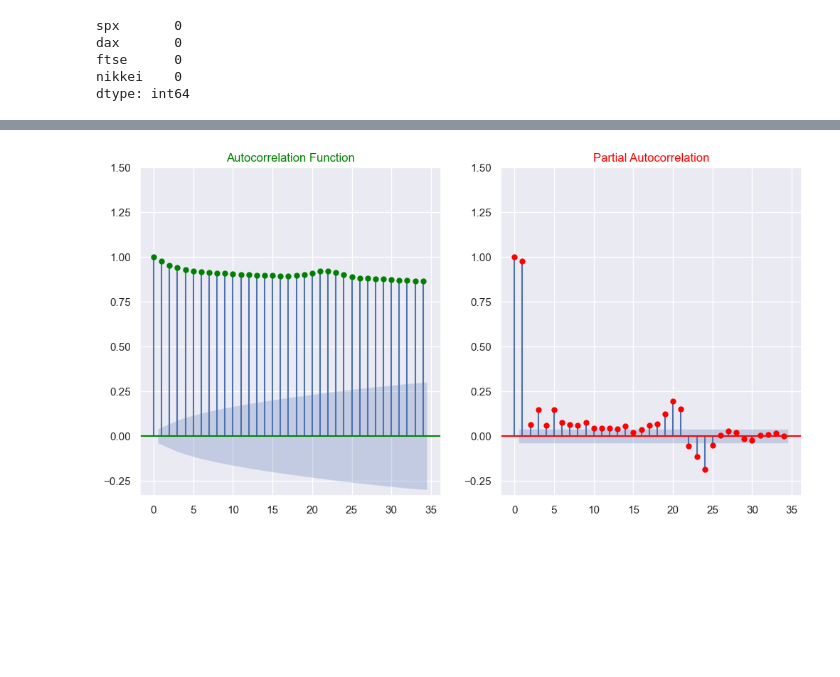
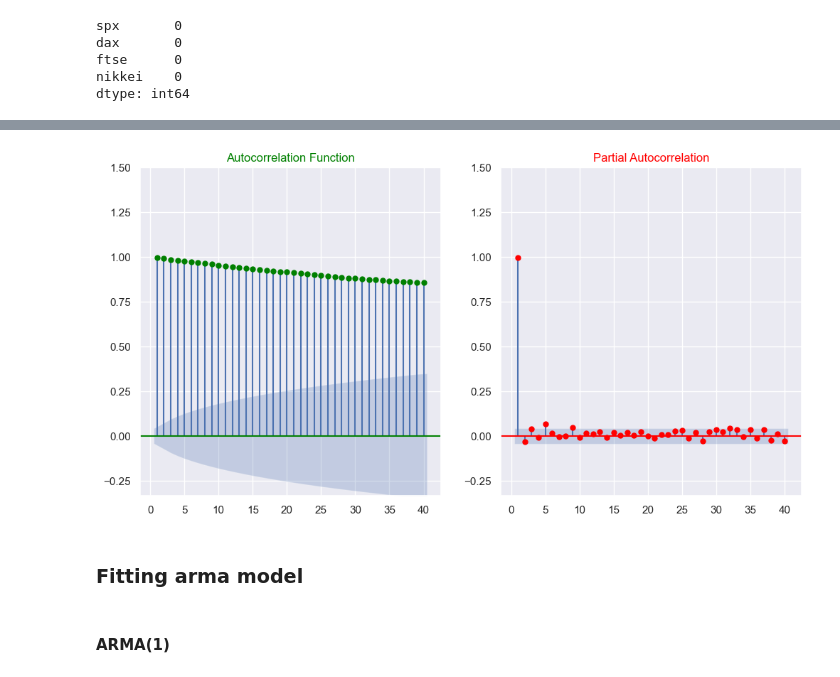
Before and after one commit to ethanhopkins101/Time_Series_Analysis, a Jupyter notebook: ar_model/ar_modell.ipynb, the cells around one changed output, grey strips where cells are left out. Cells and saved outputs as stored; diff of their text form; code cells hidden in the pictures; blank space fills up the shorter version.

```diff
--- a/ar_model/ar_modell.ipynb
+++ b/ar_model/ar_modell.ipynb
@@ -35,3 +26,0 @@ dtype: int64
-# %%
-# changing date type to dtime64.
-data['date']=pd.to_datetime(data['date'])
@@ -50,3 +26,0 @@ data.head()
-# %%
-# Switching the frequency to work_days
-data=data.asfreq(freq='b')
@@ -61,0 +27,11 @@ dtype: int64
+# %%
+data.isna().sum()
+#No observed missings ,
+# changing date type to dtime64.
+data['date']=pd.to_datetime(data['date'],dayfirst=True)
+# Setting date column as an index
+data.set_index('date',inplace=True)
+# Switching the frequency to work_days
+data=data.asfreq('b')
+data.isna().sum()
+#955 missings from each column
@@ -100,11 +72,15 @@ sns.set()
 # %%
 fig,ax=plt.subplots(1,2,figsize=(12,6))
-plot_acf(data['ftse'],ax=ax[0],color='green')
-plot_pacf(data['ftse'],ax=ax[1],color='red')
+plot_acf(data['ftse'],zero=False,lags=40,ax=ax[0],color='green')
+plot_pacf(data['ftse'],zero=False,lags=40,alpha=0.05,method='ols',ax=ax[1],color='red')
 ax[0].set_ylim(-1/3,3/2)
 ax[0].set_title('Autocorrelation Function',color='green')
 ax[1].set_ylim(-1/3,3/2)
 ax[1].set_title('Partial Autocorrelation',color='red')
 plt.show()
 # %% [output]
-[figure, old version]
+[figure, new version]
+# %% [markdown]
+### Fitting arma model
+# %% [markdown]
+#### ARMA(1)
```
Also changed, not shown: parts of 16 cells of this notebook.
